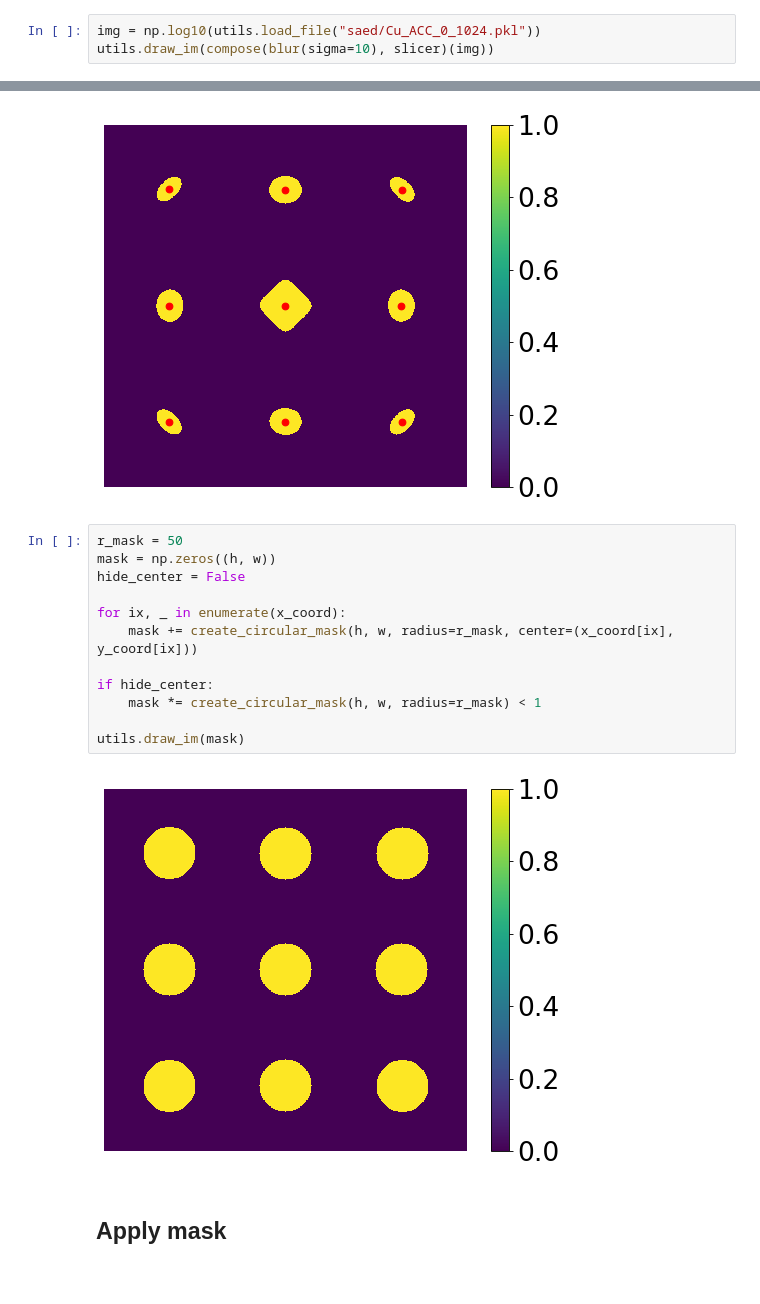
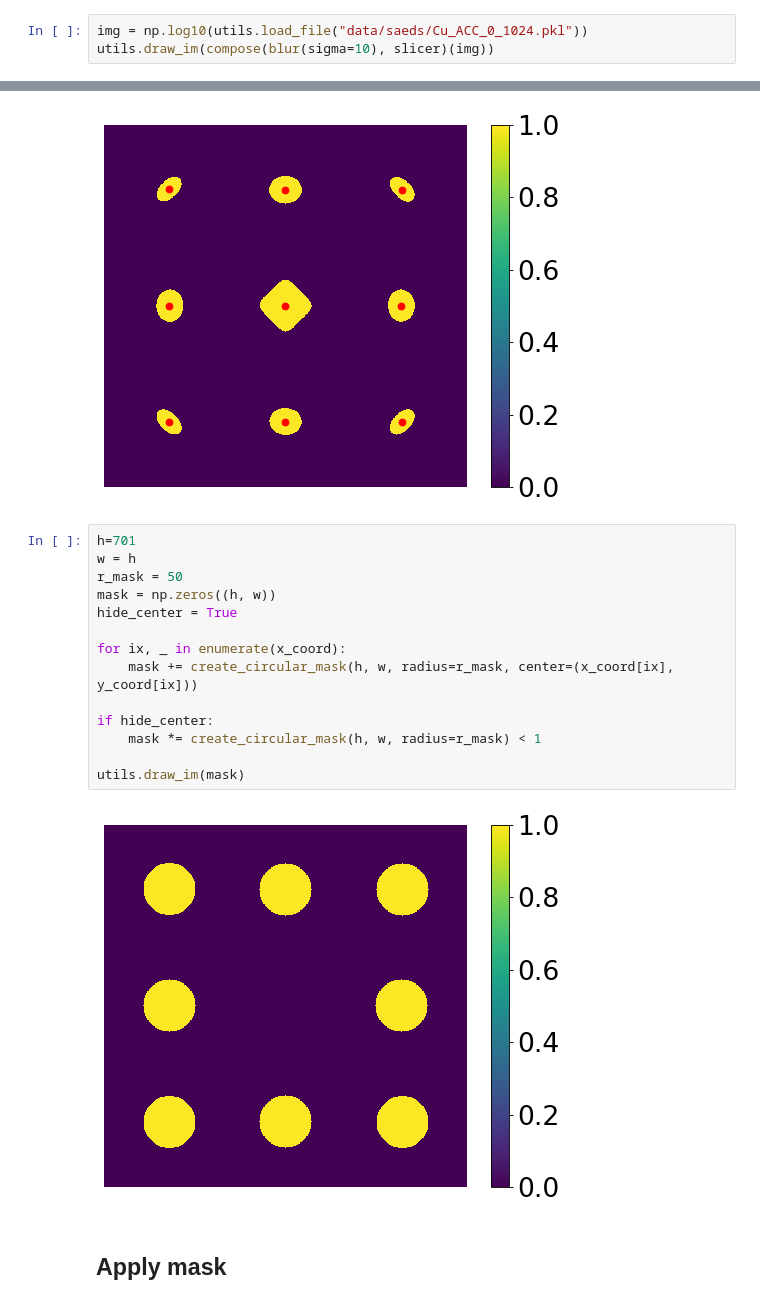
Before and after one commit to auag92/collision, a Jupyter notebook: nbks-SAED-image-analysis.ipynb, the cells around one changed output, grey strips where cells are left out. Drawn from its saved outputs; the diff is of its cells as text.

```diff
--- a/nbks-SAED-image-analysis.ipynb
+++ b/nbks-SAED-image-analysis.ipynb
@@ -227,7 +227,7 @@ plt.show()
 # %% [output]
 [figure]
 # %%
-img = np.log10(utils.load_file("saed/Cu_ACC_0_1024.pkl"))
+img = np.log10(utils.load_file("data/saeds/Cu_ACC_0_1024.pkl"))
 utils.draw_im(compose(blur(sigma=10), slicer)(img))
 # %% [output]
 [figure]
@@ -254,19 +254,21 @@ plt.show()
 # %% [output]
 [figure]
 # %%
+h=701
+w = h
 r_mask = 50
 mask = np.zeros((h, w))
-hide_center = False
+hide_center = True
 
 for ix, _ in enumerate(x_coord):
     mask += create_circular_mask(h, w, radius=r_mask, center=(x_coord[ix], y_coord[ix]))
 
 if hide_center:
     mask *= create_circular_mask(h, w, radius=r_mask) < 1
 
 utils.draw_im(mask)
 # %% [output]
-[figure, old version]
+[figure, new version]
 # %% [markdown]
 ## Apply mask
 # %%
```
Also changed, not shown: parts of 5 cells of this notebook, 10 other files.
